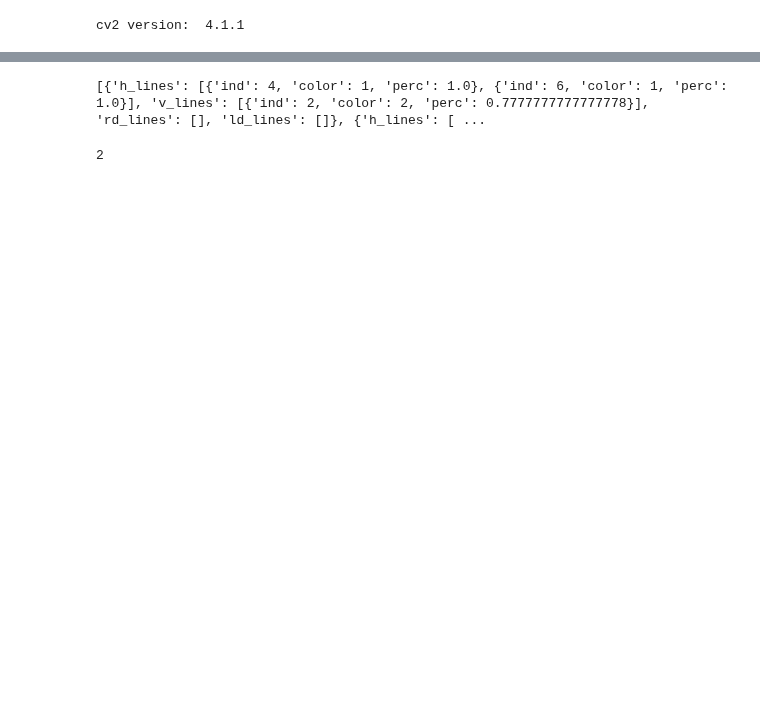
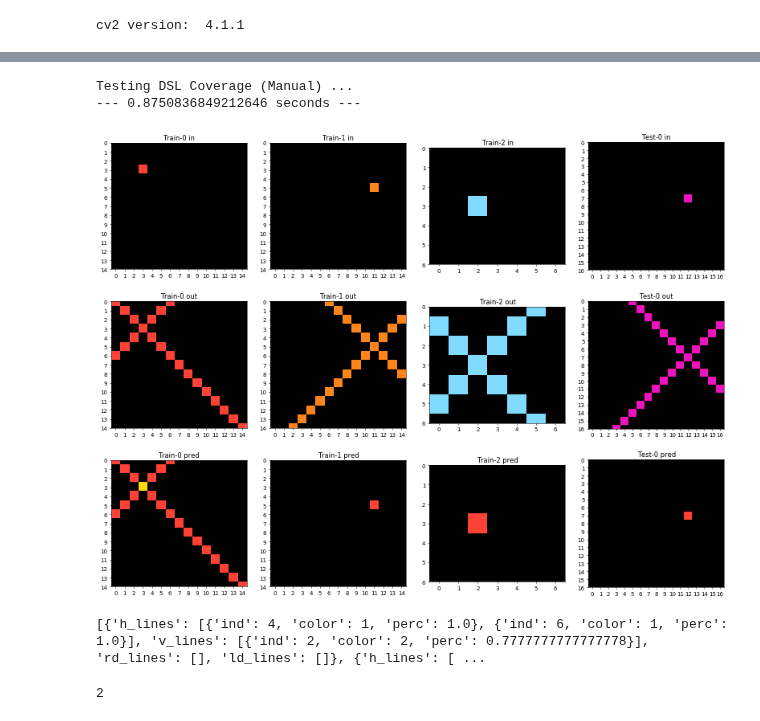
Before and after one commit to lorepieri8/ARC_challenge, a Jupyter notebook: ARC_DSL.ipynb, the cells around one changed output, grey strips where cells are left out. Saved outputs shown, nothing was run; the diff lists cells and outputs as text; code cells hidden in the pictures; blank space fills up the shorter version.

```diff
--- a/ARC_DSL.ipynb
+++ b/ARC_DSL.ipynb
@@ -691,6 +724,0 @@ Load DSL Helper Functions (Detection)
-# %%
-a = np.array([1,2,3,1,2,1,1,5,1,3,2,2,1])
-counts = np.bincount(a)
-print(counts)
-print(np.argmax(counts))
-print(counts[np.argmax(counts)]/sum(counts))
@@ -1590,7 +1752,7 @@ special = [special_1, special_2]
 base_functions = rotate + flip + mirror + repeat + rescale + crop + symmetric + color
 advanced_functions = lines # color_adv + superpose + draw + lines + special
 
-DSL_functions =
+DSL_functions = base_functions + advanced_functions
 DSL_fs_names = [f.__name__ for f in DSL_functions]
 print("DSL_fs_names ", DSL_fs_names)
 print("Total number of functions: ", len(DSL_functions))
@@ -2560,8 +2725,8 @@ accuracy_tasks = []
 detailed_accuracy_tasks = []
 slow_tasks = []
 training_flag = True
-start=164
-finish=400#start+1
+start=140
+finish=start+1
 if (training_flag == True) and DEBUG:
     for task_n in range(start,finish):
         task_time = time.time()
@@ -2710,7 +2871,7 @@ Output Submission to CSV ...
 # %%
 # Work Area. Feel free to clean if it gets too messy.
 # %%
-task_n =  304
+task_n =  140
 train_data = build_trainlist(train_task_data[task_n])
 test_data = build_testlist(train_task_data[task_n])
 task_data = Task(train_data, test_data)
@@ -2926,3 +2901,54 @@ Testing DSL Coverage (Manual) ...
+# %%
+start_time = time.time()
+print("Testing DSL Coverage (Manual) ...")
+
+
+
+# fill columns (top-->down) with the first not-brackground color encountered. Solves 321.
+def fill_columns(a, b, feat, colors):
+    background_color = get_background_color(b)
+    filled_cols = []
+    for x in range(0,b.shape[0]):
+        for y in range(0,b.shape[1]):
+            if (b[x,y]!=background_color) and (y not in filled_cols):
+                fill_color = b[x,y]
+                for xxx in range(x,b.shape[0]):
+                    b[xxx,y] = fill_color
+                filled_cols.append(y)
+    return b
+
+def combine_tasks(a):
+    b = a.copy()
+    t_in = task_data.train_tensors[0][0]
+    try:
+        #t_in = task_data.test_tensors[0][0]
+        #b = repeat_2(b,t_in, task_data)
+        #b = superp_2(b,t_in, task_data,*[0,1,2])
+        #b = superp_ob(b,t_in, task_data,*[0,1])
+        #b = superp_reg_2(b,t_in, task_data,*[0,8])
+        #b = color_reg_4(b,t_in, task_data,*[0])
+        #b = draw_reg_1(b,t_in, task_data,*[0])
+        #b = color_ob_1(b,t_in, task_data,*[3])
+        #b = crop_1(b,t_in, task_data,*[2])
+        #b = crop_3(b,t_in, task_data,*[1])
+        #b = lines_3(b,t_in, task_data,*[0])
+        #b = lines_2(b,t_in, task_data,*[0])
+        b = lines_8(b,t_in, task_data,*[2])
+        #b = lines_6(b,t_in, task_data,*[0])
+    except Exception as e:
+        print("Error:", e)
+
+    return b
+
+tasks_indices = [task_n]
+for task in tasks_indices:
+    check_p(train_task_data[task], combine_tasks)
+
+print("--- %s seconds ---" % (time.time() - start_time))  # 140, 165, 302, 304, 23
+# %% [output]
+Testing DSL Coverage (Manual) ...
+--- 0.8750836849212646 seconds ---
+[figure, added]
 # %%
 all_plines = [{'h_lines': [{'ind': 4, 'color': 1, 'perc': 1.0}, {'ind': 6, 'color': 1, 'perc': 1.0}], 'v_lines': [{'ind': 2, 'color': 2, 'perc': 0.7777777777777778}], 'rd_lines': [], 'ld_lines': []}, {'h_lines': [{'ind': 1, 'color': 3, 'perc': 1.0}, {'ind': 4, 'color': 3, 'perc': 1.0}, {'ind': 6, 'color': 1, 'perc': 1.0}], 'v_lines': [{'ind': 5, 'color': 2, 'perc': 0.7}], 'rd_lines': [], 'ld_lines': []}, {'h_lines': [{'ind': 1, 'color': 1, 'perc': 1.0}, {'ind': 3, 'color': 3, 'perc': 1.0}, {'ind': 6, 'color': 3, 'perc': 1.0}], 'v_lines': [{'ind': 3, 'color': 2, 'perc': 0.7}, {'ind': 9, 'color': 2, 'perc': 0.7}], 'rd_lines': [], 'ld_lines': []}]
 print(all_plines)
```
Also changed, not shown: parts of 41 cells of this notebook.
